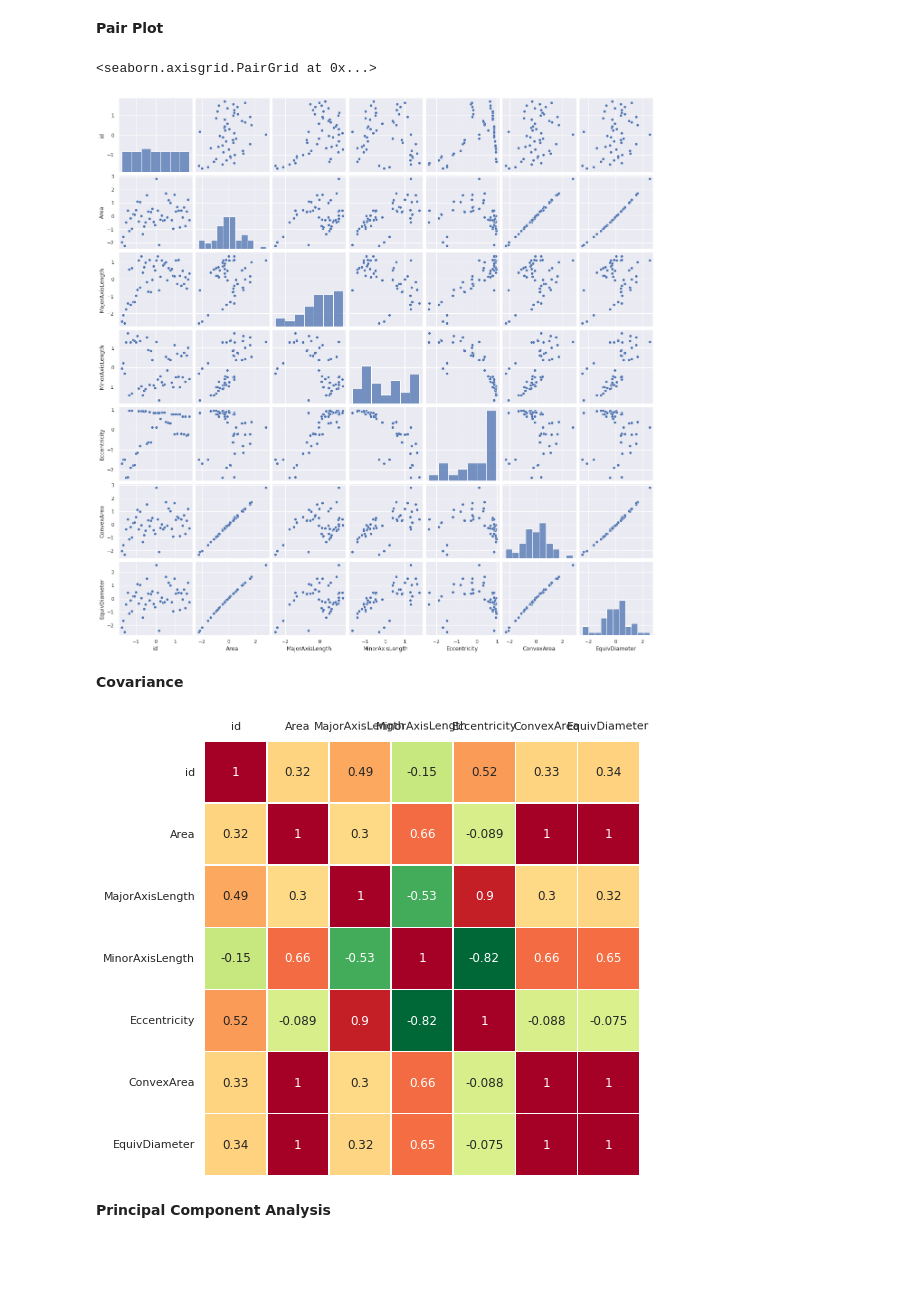
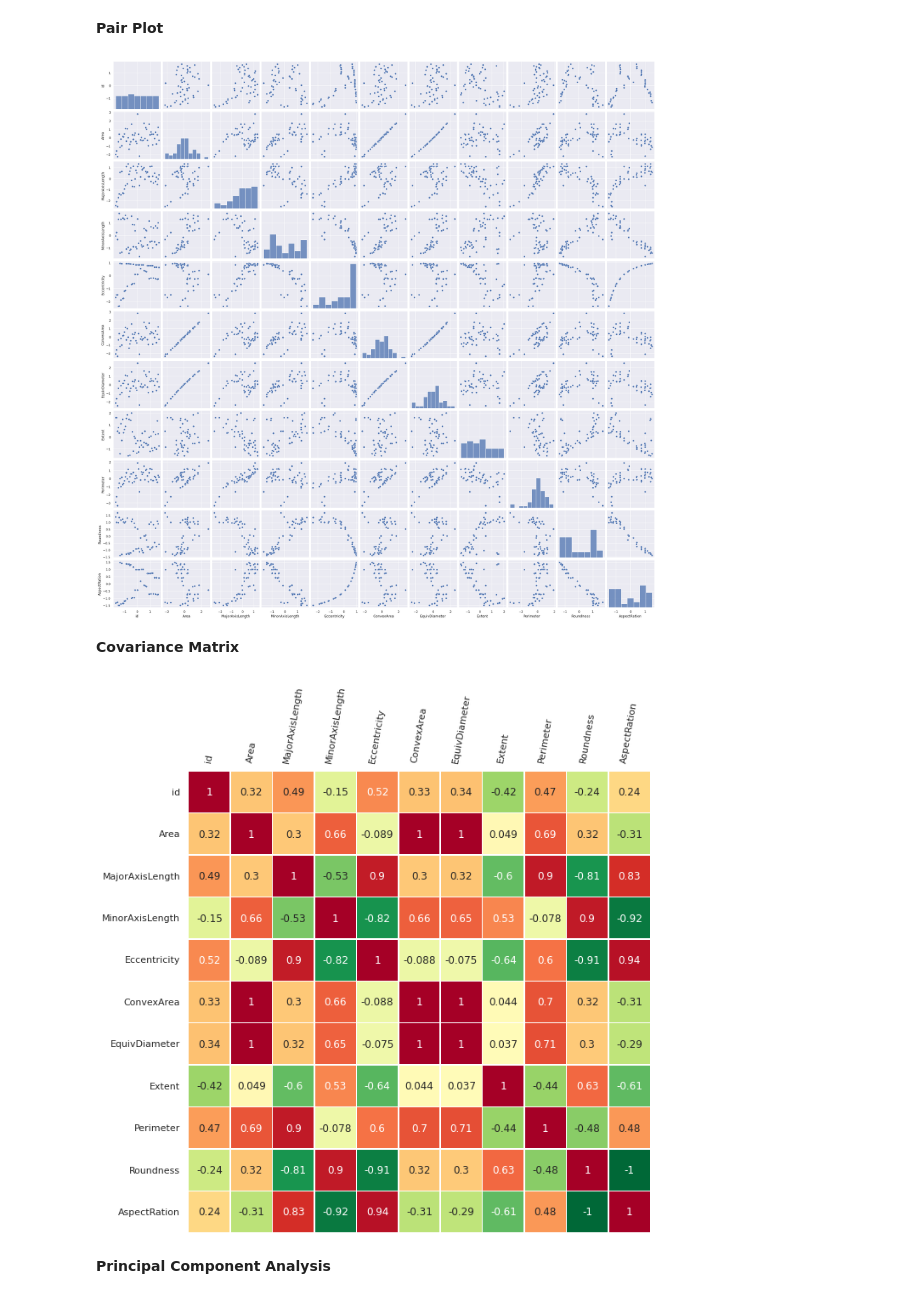
Before and after one commit to paulpkp21/INSE_6220_Project, a Jupyter notebook: Project_INSE_6220.ipynb, the cells around one changed output. Saved outputs shown, nothing was run; the diff lists cells and outputs as text; code cells hidden in the pictures; blank space fills up the shorter version.

```diff
--- a/Project_INSE_6220.ipynb
+++ b/Project_INSE_6220.ipynb
@@ -7,13 +7,14 @@ import numpy as np
 import pandas as pd
 
 import matplotlib.pyplot as plt
-# use seaborn plotting style defaults
 import seaborn as sns
 sns.set_theme(style="darkgrid")
-plt.rcParams['figure.figsize'] = (12,8)
+plt.rcParams['figure.figsize'] = (14,10)
 
 from sklearn.decomposition import PCA
 from sklearn.preprocessing import StandardScaler
+plt.tight_layout()
+plt.show()
 
 from sklearn.model_selection import train_test_split, cross_validate, GridSearchCV
 from sklearn.preprocessing import label_binarize
@@ -86,6 +99,6 @@ target = df['Class'].to_numpy()
 # %% [markdown]
 Data Matrix
 # %%
-X = df.iloc[:,0:7]
+X = df.drop(columns=['Class'])
 X.head(10)
 # %% [output]
@@ -186,20 +203,19 @@ df.describe()
 **Pair Plot**
 # %%
 sns.pairplot(df)
+plt.show()
 # %% [output]
-<seaborn.axisgrid.PairGrid at 0x...>
-[figure, old version]
+[figure, new version]
 # %% [markdown]
-**Covariance**
+**Covariance Matrix**
 # %%
-dfc = df - df.mean() #centered data
-ax = sns.heatmap(dfc.cov(), cmap='RdYlGn_r', linewidths=0.5, annot=True,
+ax = sns.heatmap((df - df.mean()).cov(), cmap='RdYlGn_r', linewidths=0.5, annot=True,
             cbar=False, square=True)
 plt.yticks(rotation=0)
 ax.tick_params(labelbottom=False,labeltop=True)
-ax.set_xticklabels(ax.get_xticklabels(),rotation=0.5);
+ax.set_xticklabels(ax.get_xticklabels(),rotation=80);
 # %% [output]
-[figure, old version]
+[figure, new version]
 # %% [markdown]
 **Principal Component Analysis**
 # %%
```
Also changed, not shown: parts of 53 cells of this notebook.
